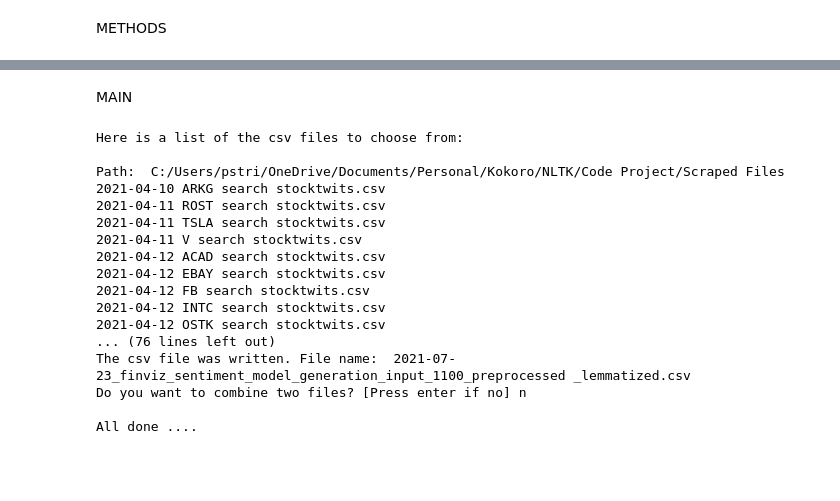
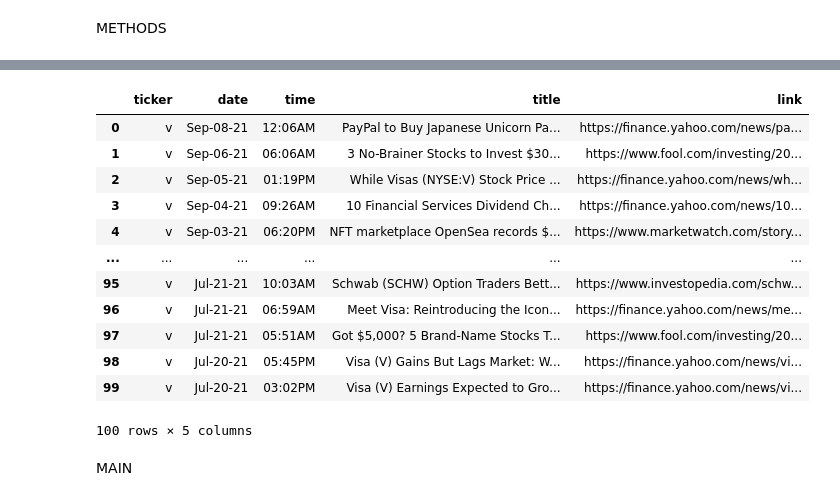
Before and after one commit to pstrito/preprocessing, a Jupyter notebook: preprocessingProduction.ipynb, the cells around one changed output, grey strips where cells are left out. Drawn from its saved outputs; the diff is of its cells as text; code cells hidden in the pictures; blank space fills up the shorter version.

Commit message:
new preprocessing file

```diff
--- a/preprocessingProduction.ipynb
+++ b/preprocessingProduction.ipynb
@@ -1604,0 +607,4 @@ class SentimentAnalysisPreprocessing(self):
+# %%
+import finVizFetchPkg.finVizScaper
+finvizdf = finVizFetchPkg.finVizScaper.finvizStreamer() #comment out to run in notebook
+df = finvizdf.scrape_finziz()
@@ -1605,3 +618,19 @@ class SentimentAnalysisPreprocessing(self):
+# %%
+display(df)
+# %% [output]
+|  | ticker | date | time | title | link |
+| 0 | v | Sep-08-21 | 12:06AM | PayPal to Buy Japanese Unicorn Pa... | https://finance.yahoo.com/news/pa... |
+| 1 | v | Sep-06-21 | 06:06AM | 3 No-Brainer Stocks to Invest $30... | https://www.fool.com/investing/20... |
+| 2 | v | Sep-05-21 | 01:19PM | While Visas (NYSE:V) Stock Price ... | https://finance.yahoo.com/news/wh... |
+| 3 | v | Sep-04-21 | 09:26AM | 10 Financial Services Dividend Ch... | https://finance.yahoo.com/news/10... |
+| 4 | v | Sep-03-21 | 06:20PM | NFT marketplace OpenSea records $... | https://www.marketwatch.com/story... |
+| ... | ... | ... | ... | ... | ... |
+| 95 | v | Jul-21-21 | 10:03AM | Schwab (SCHW) Option Traders Bett... | https://www.investopedia.com/schw... |
+| 96 | v | Jul-21-21 | 06:59AM | Meet Visa: Reintroducing the Icon... | https://finance.yahoo.com/news/me... |
+| 97 | v | Jul-21-21 | 05:51AM | Got $5,000? 5 Brand-Name Stocks T... | https://www.fool.com/investing/20... |
+| 98 | v | Jul-20-21 | 05:45PM | Visa (V) Gains But Lags Market: W... | https://finance.yahoo.com/news/vi... |
+| 99 | v | Jul-20-21 | 03:02PM | Visa (V) Earnings Expected to Gro... | https://finance.yahoo.com/news/vi... |
+100 rows × 5 columns
 # %% [markdown]
 MAIN
 # %%
@@ -1612,21 +641,34 @@ MAIN
 yes_resp = ['yes', 'YES', 'y', 'Y', 'Yes']
 no_resp = ['no', 'NO', 'n', 'N', 'No']
 
+#need to accommodate for three different types of inputs.
+#         - finviz
+#         - stocktwits
+#         - reddit
 
-relevant_path = 'C:/Users/pstri/OneDrive/Documents/Personal/Kokoro/NLTK/Code Project/Scraped Files'
-#relevant_path = 'C:/Users/pstri/OneDrive/Documents/Personal/Kokoro/NLTK/Code Project/Preprocessing'
+# step one is to either scrape or parse the data into a dataframe, df.
+#############
+# Finviz scraper
+#############
+#finvizdf = finvizStreamer()
+import finVizFetchPkg()
+finvizdf = finVizFetchPkg.finVizScaper.finvizStreamer() #comment out to run in notebook
+df = finvizdf.scrape_finziz()
+
+#############
+# stocktwits API
+#############
 
 
-print('Here is a list of the csv files to choose from: \n')
-list_dir_files(relevant_path) # gives all of the file options in the relevant path.
+#############
+# reddit API
+#############
 
-time.sleep(2)
+# step two is to convert each of the dataframes into a common format with the same column names (data)
 
-name = input('\nWhat file do you want to use? \n')
-df = getData(relevant_path + '/' + name) #returns df; reads csv file into df
-print('Imported the csv file.')
 
-finviz_resp = input('Is this a file from scraping Finviz?')
+
+
 
 if finviz_resp in yes_resp:
     df.rename(columns = {'ticker':'symbol', 'title':'body', 'Sentiment':'sentiment'}, inplace = True) #renames the columns to match the stocktwits names
@@ -1648,7 +690,7 @@ time = time
 
 ######################################
 
-
+#step 3 is to scrub the df to optimize the natural Language sentiment classification model development and accuracy
 
 df = remove_duplicate_headers(df)
 
@@ -1662,7 +704,7 @@ df = remove_unicode(df)
 
 df = lower_case(df)
 
-df = convert_sentiment_to_numerical(df) #line 240
+#df = convert_sentiment_to_numerical(df) #line 240
 
 #df = compound_binning(df) #line 210
 
@@ -1738,23 +780,5 @@ if c_t_dfs in yes_resp:
 
 
 print('\nAll done ....')
-# %% [output]
-Here is a list of the csv files to choose from:
-
-Path:  C:/Users/pstri/OneDrive/Documents/Personal/Kokoro/NLTK/Code Project/Scraped Files
-2021-04-10 ARKG search stocktwits.csv
-2021-04-11 ROST search stocktwits.csv
-2021-04-11 TSLA search stocktwits.csv
-2021-04-11 V search stocktwits.csv
-2021-04-12 ACAD search stocktwits.csv
-2021-04-12 EBAY search stocktwits.csv
-2021-04-12 FB search stocktwits.csv
-2021-04-12 INTC search stocktwits.csv
-2021-04-12 OSTK search stocktwits.csv
-... (76 lines left out)
-The csv file was written. File name:  2021-07-23_finviz_sentiment_model_generation_input_1100_preprocessed _lemmatized.csv
-Do you want to combine two files? [Press enter if no] n
-
-All done ....
 # %%
 print(df.columns)
```
Also changed, not shown: parts of 45 cells of this notebook, 1 other file.
